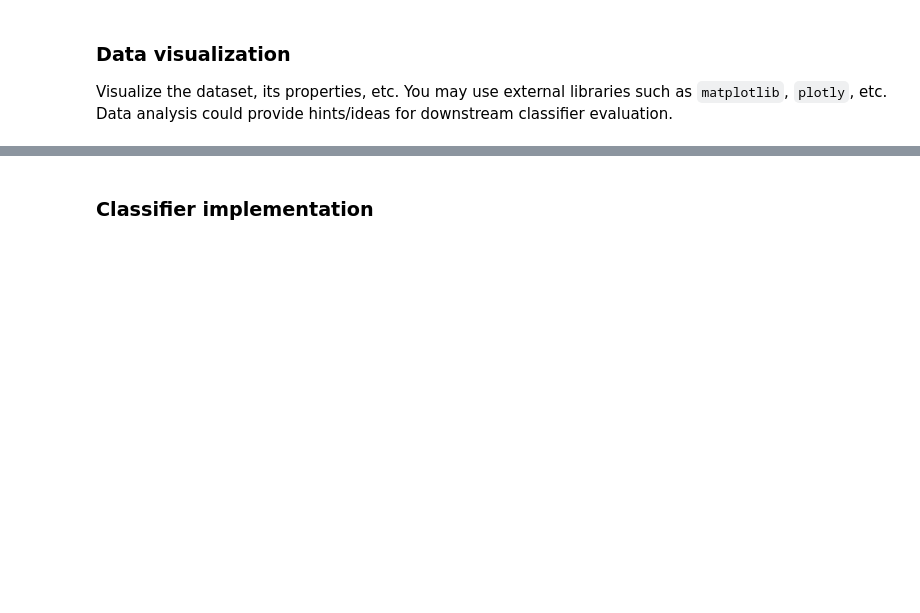
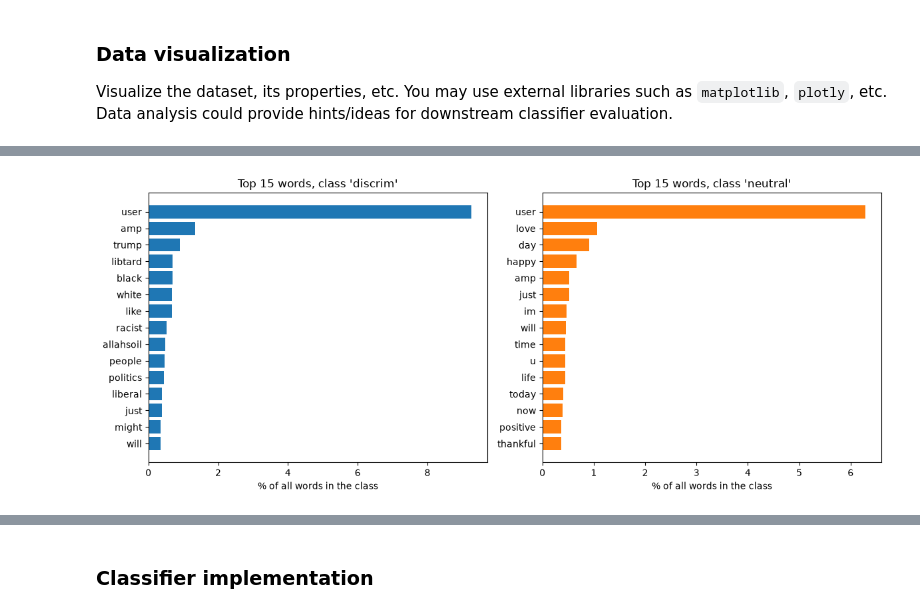
Before and after one commit to milka-side/P-S-Lab1-Naive-Bayes-classifier, a Jupyter notebook: Naive-Bayes-Classifier-PS-Lab1-team11.ipynb, the cells around one changed output, grey strips where cells are left out. Cells and saved outputs as stored; diff of their text form; code cells hidden in the pictures; blank space fills up the shorter version.

```diff
--- a/Naive-Bayes-Classifier-PS-Lab1-team11.ipynb
+++ b/Naive-Bayes-Classifier-PS-Lab1-team11.ipynb
@@ -192,0 +222,16 @@ Visualize the dataset, its properties, etc. You may use external libraries such
+# %%
+# 2. Most frequent words per class (as a share of all words in the class, so that classes of different size are comparable)
+top_n = 15
+fig, axes = plt.subplots(1, num_classes, figsize=(6 * num_classes, 5))
+for label_id, ax in zip(range(num_classes), np.atleast_1d(axes)):
+    bag = discrimination_dataset.bag_of_words_per_label_id[label_id]
+    total_words = sum(bag.values())
+    top = sorted(bag.items(), key=lambda item: -item[1])[:top_n]
+    words, counts = zip(*top)
+    ax.barh(words[::-1], [100 * c / total_words for c in counts[::-1]], color=class_colors[label_id])
+    ax.set_xlabel("% of all words in the class")
+    ax.set_title(f"Top {top_n} words, class '{id_to_label[label_id]}'")
+plt.tight_layout()
+plt.show()
+# %% [output]
+[figure, added]
```
Also changed, not shown: parts of 25 cells of this notebook, 2 other files.
